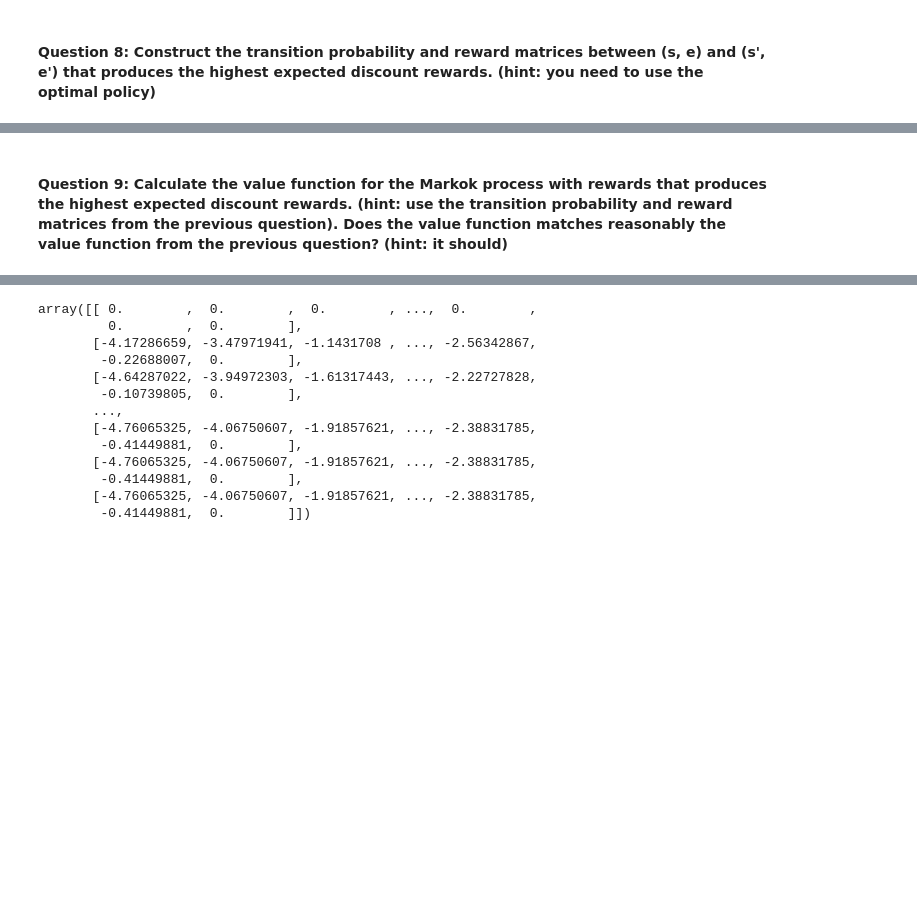
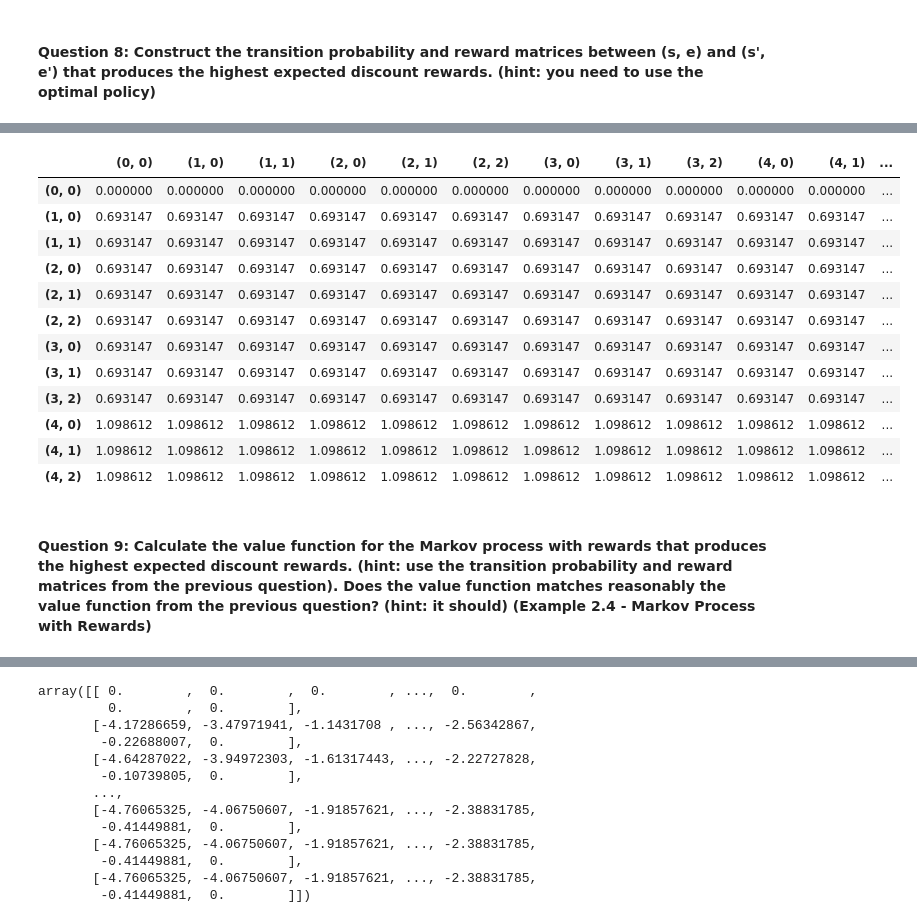
Before and after one commit to colella2/ReinforcementLearning_Assignment2, a Jupyter notebook: Reinforcement_Learning_Assignment 2_Targoon v2.ipynb, the cells around one changed output, grey strips where cells are left out. Saved outputs shown, nothing was run; the diff lists cells and outputs as text; code cells hidden in the pictures; blank space fills up the shorter version.

```diff
--- a/Reinforcement_Learning_Assignment 2_Targoon v2.ipynb
+++ b/Reinforcement_Learning_Assignment 2_Targoon v2.ipynb
@@ -577,2 +654,27 @@ fig.subplots_adjust(top=0.95)
+# %%
+for (s,e) in col_name:
+    for(s_,e_) in col_name:
+        if policy_df.at[599,(s,e)] == 0:
+            R_se_df_optimal.at[(s,e),(s_,e_)] = R_se_df_0.at[(s,e),(s_,e_)]
+        if policy_df.at[599,(s,e)] == 1:
+            R_se_df_optimal.at[(s,e),(s_,e_)] = R_se_df_1.at[(s,e),(s_,e_)]
+        if policy_df.at[599,(s,e)] == 2:
+            R_se_df_optimal.at[(s,e),(s_,e_)] = R_se_df_2.at[(s,e),(s_,e_)]
+# %%
+R_se_df_optimal
+# %% [output]
+|  | (0, 0) | (1, 0) | (1, 1) | (2, 0) | (2, 1) | (2, 2) | (3, 0) | (3, 1) | (3, 2) | (4, 0) | (4, 1) | ... |
+| (0, 0) | 0.000000 | 0.000000 | 0.000000 | 0.000000 | 0.000000 | 0.000000 | 0.000000 | 0.000000 | 0.000000 | 0.000000 | 0.000000 | ... |
+| (1, 0) | 0.693147 | 0.693147 | 0.693147 | 0.693147 | 0.693147 | 0.693147 | 0.693147 | 0.693147 | 0.693147 | 0.693147 | 0.693147 | ... |
+| (1, 1) | 0.693147 | 0.693147 | 0.693147 | 0.693147 | 0.693147 | 0.693147 | 0.693147 | 0.693147 | 0.693147 | 0.693147 | 0.693147 | ... |
+| (2, 0) | 0.693147 | 0.693147 | 0.693147 | 0.693147 | 0.693147 | 0.693147 | 0.693147 | 0.693147 | 0.693147 | 0.693147 | 0.693147 | ... |
+| (2, 1) | 0.693147 | 0.693147 | 0.693147 | 0.693147 | 0.693147 | 0.693147 | 0.693147 | 0.693147 | 0.693147 | 0.693147 | 0.693147 | ... |
+| (2, 2) | 0.693147 | 0.693147 | 0.693147 | 0.693147 | 0.693147 | 0.693147 | 0.693147 | 0.693147 | 0.693147 | 0.693147 | 0.693147 | ... |
+| (3, 0) | 0.693147 | 0.693147 | 0.693147 | 0.693147 | 0.693147 | 0.693147 | 0.693147 | 0.693147 | 0.693147 | 0.693147 | 0.693147 | ... |
+| (3, 1) | 0.693147 | 0.693147 | 0.693147 | 0.693147 | 0.693147 | 0.693147 | 0.693147 | 0.693147 | 0.693147 | 0.693147 | 0.693147 | ... |
+| (3, 2) | 0.693147 | 0.693147 | 0.693147 | 0.693147 | 0.693147 | 0.693147 | 0.693147 | 0.693147 | 0.693147 | 0.693147 | 0.693147 | ... |
+| (4, 0) | 1.098612 | 1.098612 | 1.098612 | 1.098612 | 1.098612 | 1.098612 | 1.098612 | 1.098612 | 1.098612 | 1.098612 | 1.098612 | ... |
+| (4, 1) | 1.098612 | 1.098612 | 1.098612 | 1.098612 | 1.098612 | 1.098612 | 1.098612 | 1.098612 | 1.098612 | 1.098612 | 1.098612 | ... |
+| (4, 2) | 1.098612 | 1.098612 | 1.098612 | 1.098612 | 1.098612 | 1.098612 | 1.098612 | 1.098612 | 1.098612 | 1.098612 | 1.098612 | ... |
 # %% [markdown]
-#### Question 9: Calculate the value function for the Markok process with rewards that produces the highest expected discount rewards. (hint: use the transition probability and reward matrices from the previous question). Does the value function matches reasonably the value function from the previous question? (hint: it should)
+#### Question 9: Calculate the value function for the Markov process with rewards that produces the highest expected discount rewards. (hint: use the transition probability and reward matrices from the previous question). Does the value function matches reasonably the value function from the previous question? (hint: it should) (Example 2.4 - Markov Process with Rewards)
```
Also changed, not shown: parts of 21 cells of this notebook.
